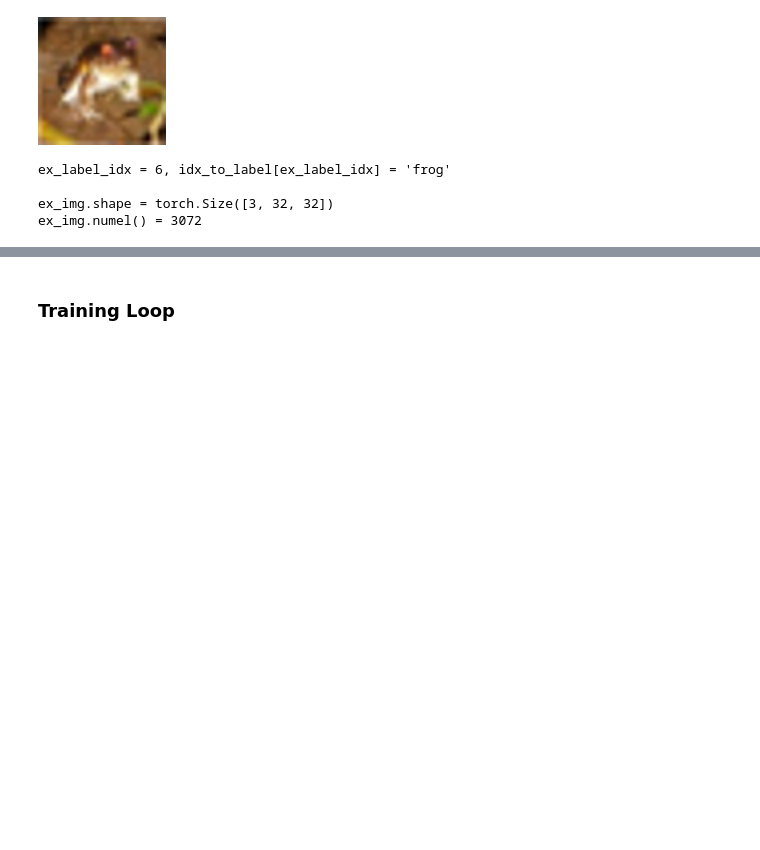
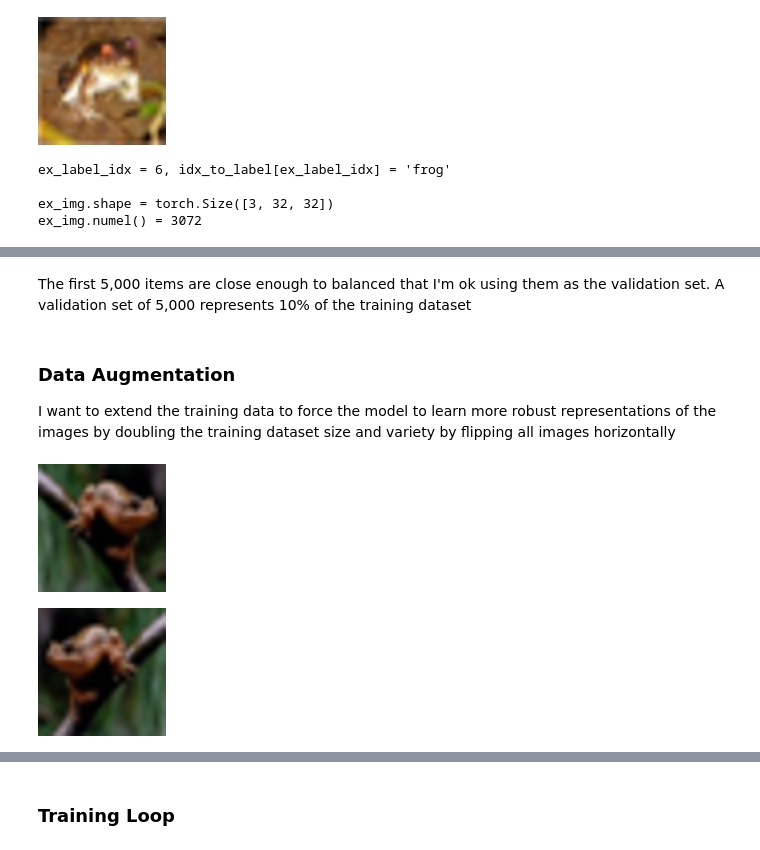
Before and after one commit to jacob-danner/machine-learning-experiments, a Jupyter notebook: CIFAR-10/CIFAR-10_ConvNetClassifier.ipynb, the cells around one changed output, grey strips where cells are left out. Saved outputs shown, nothing was run; the diff lists cells and outputs as text; code cells hidden in the pictures; blank space fills up the shorter version.

Commit message:
add validation testing and attempt data augmentation

```diff
--- a/CIFAR-10/CIFAR-10_ConvNetClassifier.ipynb
+++ b/CIFAR-10/CIFAR-10_ConvNetClassifier.ipynb
@@ -63,3 +65,20 @@ ex_label_idx = 6, idx_to_label[ex_label_idx] = 'frog'
 
 ex_img.shape = torch.Size([3, 32, 32])
 ex_img.numel() = 3072
+# %%
+n = 5000
+
+first_n_items = [cifar[i] for i in range(n)]
+first_n_labels = [idx_to_label[idx]
+                    for _, idx
+                    in first_n_items]
+
+first_n_value_counts = pd.Series(first_n_labels).value_counts()
+
+(
+    pd.DataFrame(
+        data={
+            f'first_{n}_value_counts': first_n_value_counts,
+        }
+    )
+)
@@ -65,0 +97,19 @@ ex_img.numel() = 3072
+# %% [markdown]
+The first 5,000 items are close enough to balanced that I'm ok using them as the validation set. A validation set of 5,000 represents 10% of the training dataset
+# %%
+cifar_validation = [cifar[i] for i in range(0, n)]
+cifar_train = [cifar[i] for i in range(n, len(cifar))]
+
+assert len(cifar_validation) + len(cifar_train) == len(cifar)
+
+cifar_validation_loader = DataLoader(dataset=cifar_validation, batch_size=64, shuffle=True)
+# %% [markdown]
+### Data Augmentation
+
+I want to extend the training data to force the model to learn more robust representations of the images by doubling the training dataset size and variety by flipping all images horizontally
+# %%
+display_tensor_as_image(cifar_train[0][0])
+display_tensor_as_image(torch.flip(cifar_train[0][0], dims=[2]))
+# %% [output]
+[figure, added]
+[figure, added]
```
Also changed, not shown: parts of 10 cells of this notebook.
